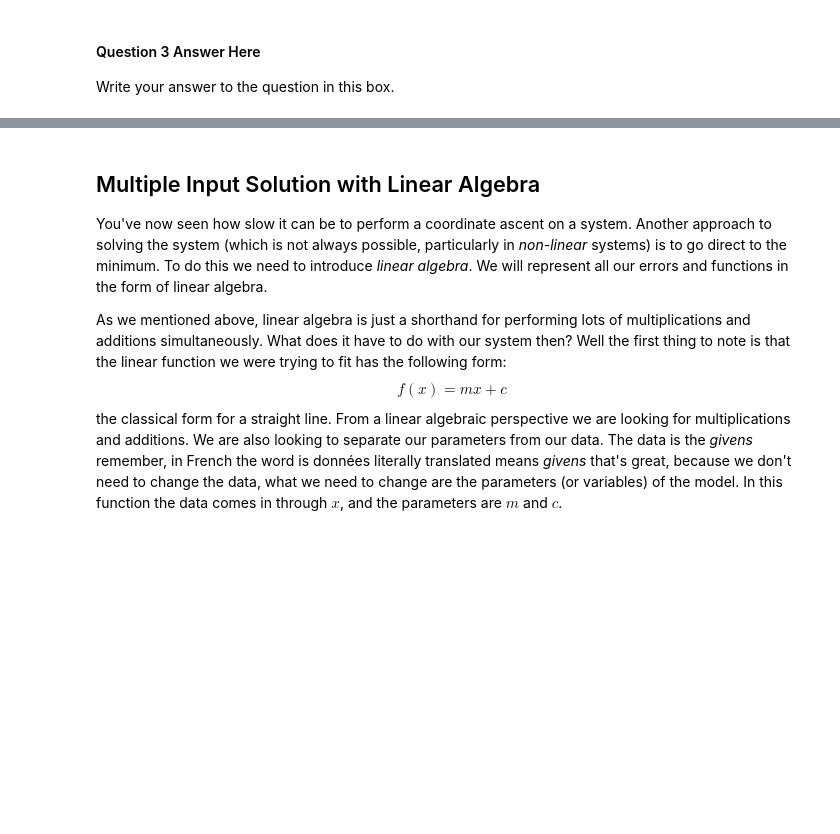
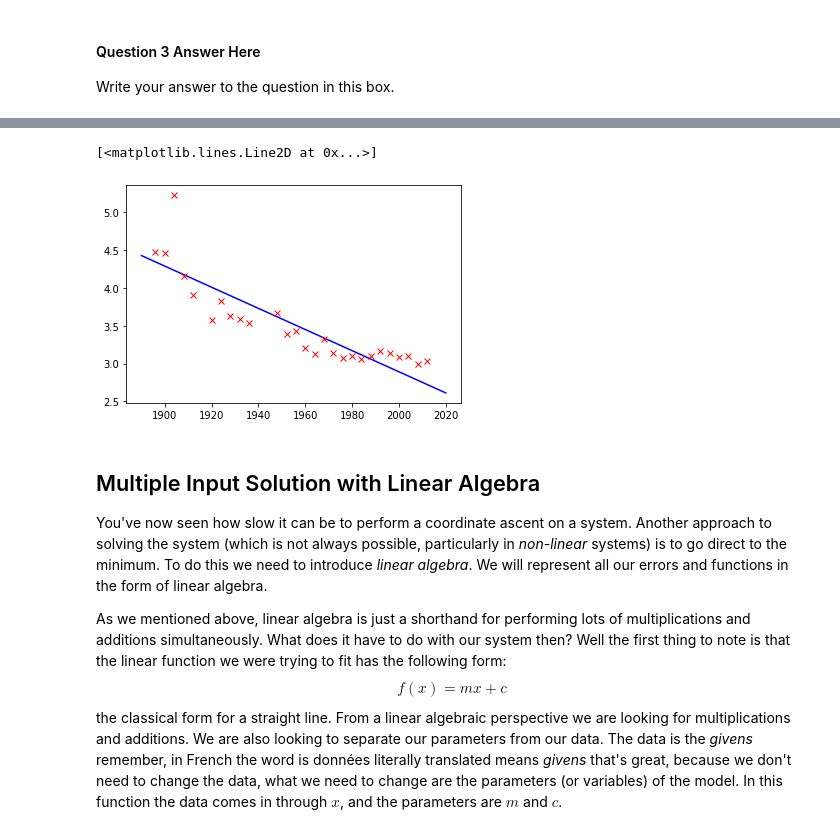
Before and after one commit to Lone5267/MLAI, a Jupyter notebook: Lab 3 - Linear Regression.ipynb, the cells around one changed output, grey strips where cells are left out. Cells and saved outputs as stored; diff of their text form; code cells hidden in the pictures; blank space fills up the shorter version.

```diff
--- a/Lab 3 - Linear Regression.ipynb
+++ b/Lab 3 - Linear Regression.ipynb
@@ -344,3 +341,24 @@ Why do we need so many iterations to get to the solution?
 #### Question 3 Answer Here
 
 Write your answer to the question in this box.
+# %%
+# Question 3 Answer Code
+# Write code for you answer to this question in this box
+m = -0.4
+c = 80
+criterion = 0.0001
+iterations = 10001
+
+m_p = m
+c_p = c
+for i in np.arange(iterations):
+    if i % 10 == 0:
+        f_test = m*x_test + c
+        print(m, c)
+#         print(f_test)
+    m = ((y - c)*x).sum()/(x*x).sum()
+    c = (y-m*x).sum()/y.shape[0]
+    if (abs(m-m_p) < criterion) & (abs(c-c_p) < criterion):
+        break
+print(m)
+print(c)
@@ -347,3 +383,10 @@ Write your answer to the question in this box.
+# %%
+f_test = m*x_test + c
+plt.plot(x_test, f_test, 'b-')
+plt.plot(x, y, 'rx')
+# %% [output]
+[<matplotlib.lines.Line2D at 0x...>]
+[figure, added]
 # %% [markdown]
 ## Multiple Input Solution with Linear Algebra
 
```
Also changed, not shown: parts of 16 cells of this notebook, 1 other file.
